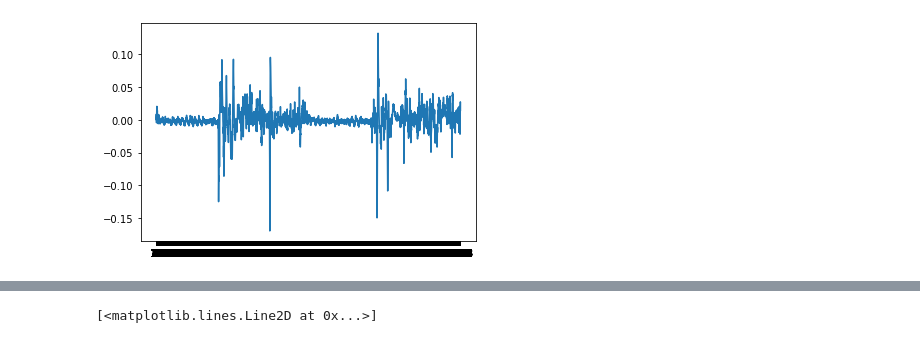
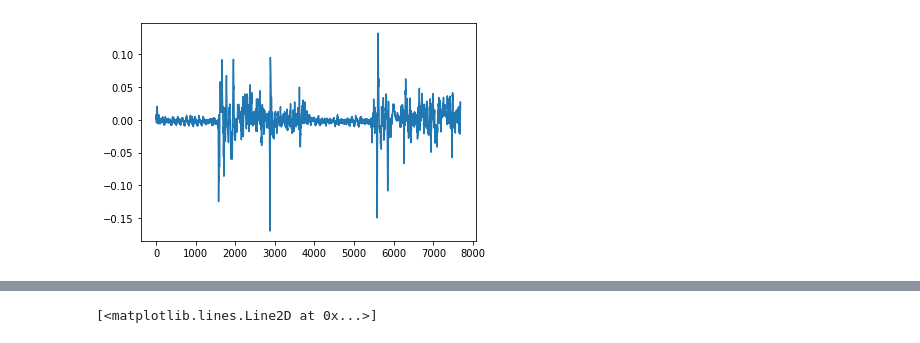
Before and after one commit to PoCInnovation/MindGame, a Jupyter notebook: src/eeg.ipynb, the cells around one changed output, grey strips where cells are left out. Drawn from its saved outputs; the diff is of its cells as text; code cells hidden in the pictures.

```diff
--- a/src/eeg.ipynb
+++ b/src/eeg.ipynb
@@ -28,10 +28,9 @@ Note: you may need to restart the kernel to use updated packages.
 # %%
 import numpy as np
 
 train_set = pp.convert_dataset("../data/Focus.csv")
 mean_values = pp.get_mean_values(train_set)
 plt.plot(mean_values)
-plt.xticks(np.arange(0, len(mean_values), 1))
 plt.show()
 # %% [output]
-[figure, old version]
+[figure, new version]
```
Also changed, not shown: parts of 2 cells of this notebook, 4 other files.
